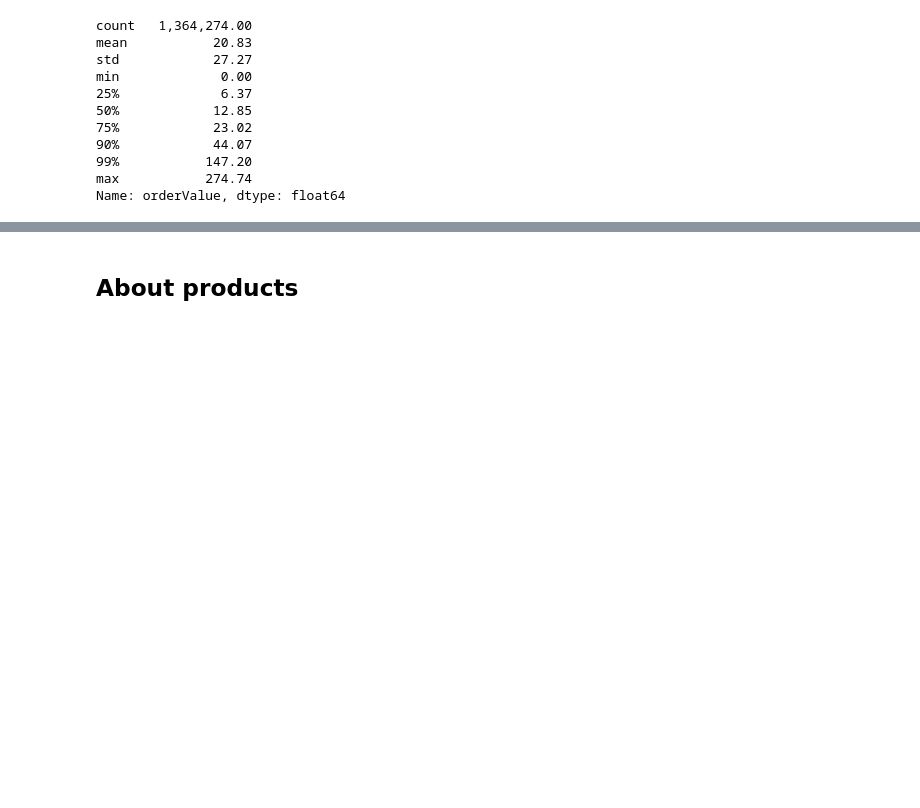
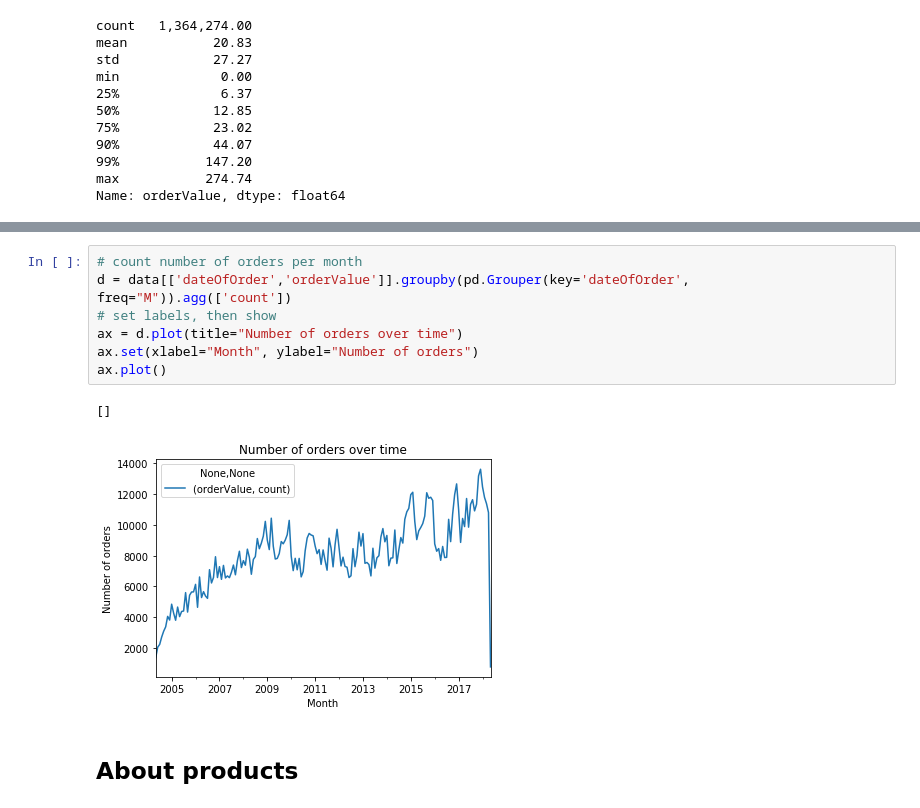
Before and after one commit to shachar-r/Profit-RS, a Jupyter notebook: Jörn - Pegasus summary statistics.ipynb, the cells around one changed output, grey strips where cells are left out. Saved outputs shown, nothing was run; the diff lists cells and outputs as text; blank space fills up the shorter version.

```diff
--- a/Jörn - Pegasus summary statistics.ipynb
+++ b/Jörn - Pegasus summary statistics.ipynb
@@ -188,3 +200,13 @@ Name: orderValue, dtype: float64
+# %%
+# count number of orders per month
+d = data[['dateOfOrder','orderValue']].groupby(pd.Grouper(key='dateOfOrder', freq="M")).agg(['count'])
+# set labels, then show
+ax = d.plot(title="Number of orders over time")
+ax.set(xlabel="Month", ylabel="Number of orders")
+ax.plot()
+# %% [output]
+[]
+[figure, added]
 # %% [markdown]
 ## About products
 # %% [markdown]
```
Also changed, not shown: parts of 5 cells of this notebook.
